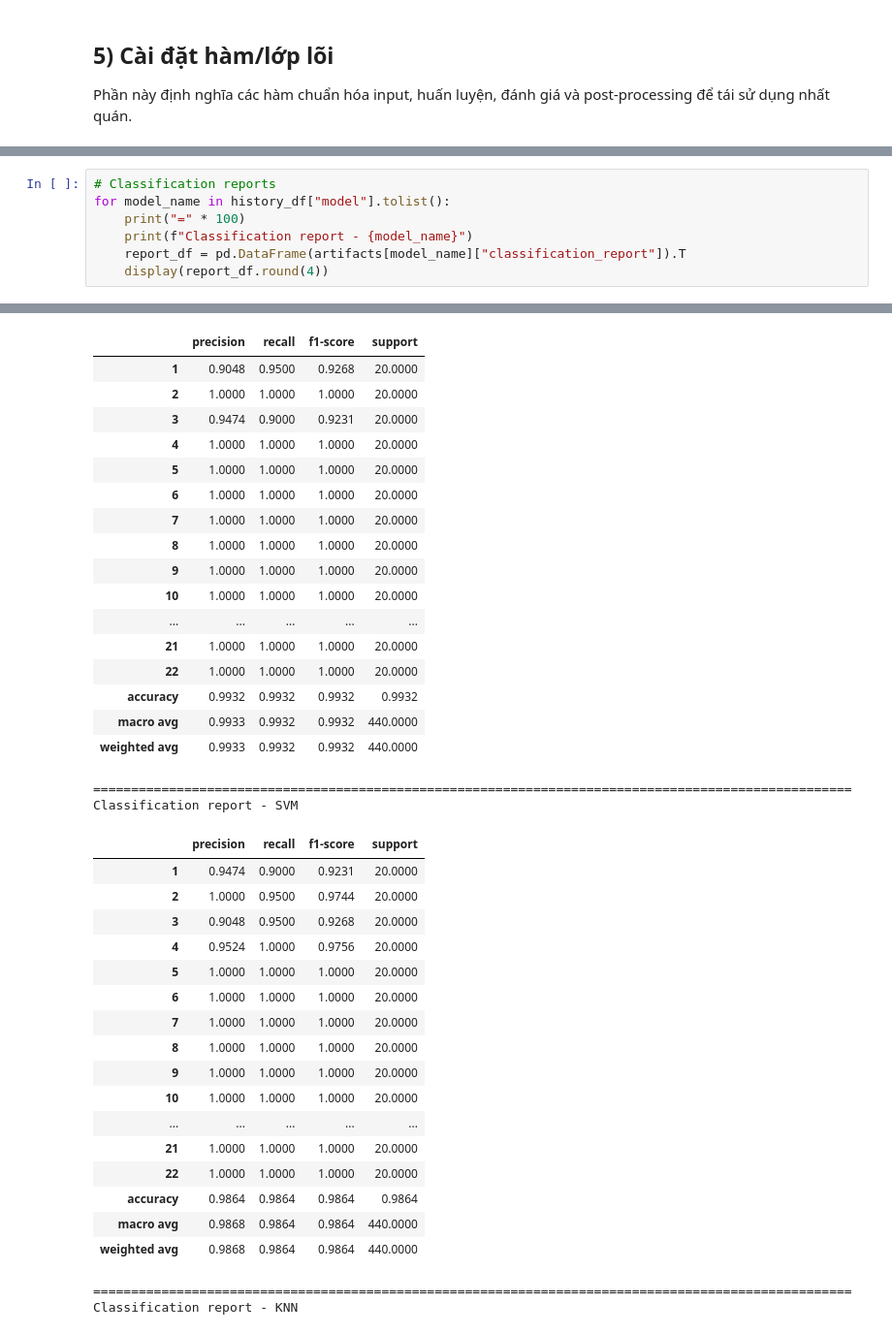
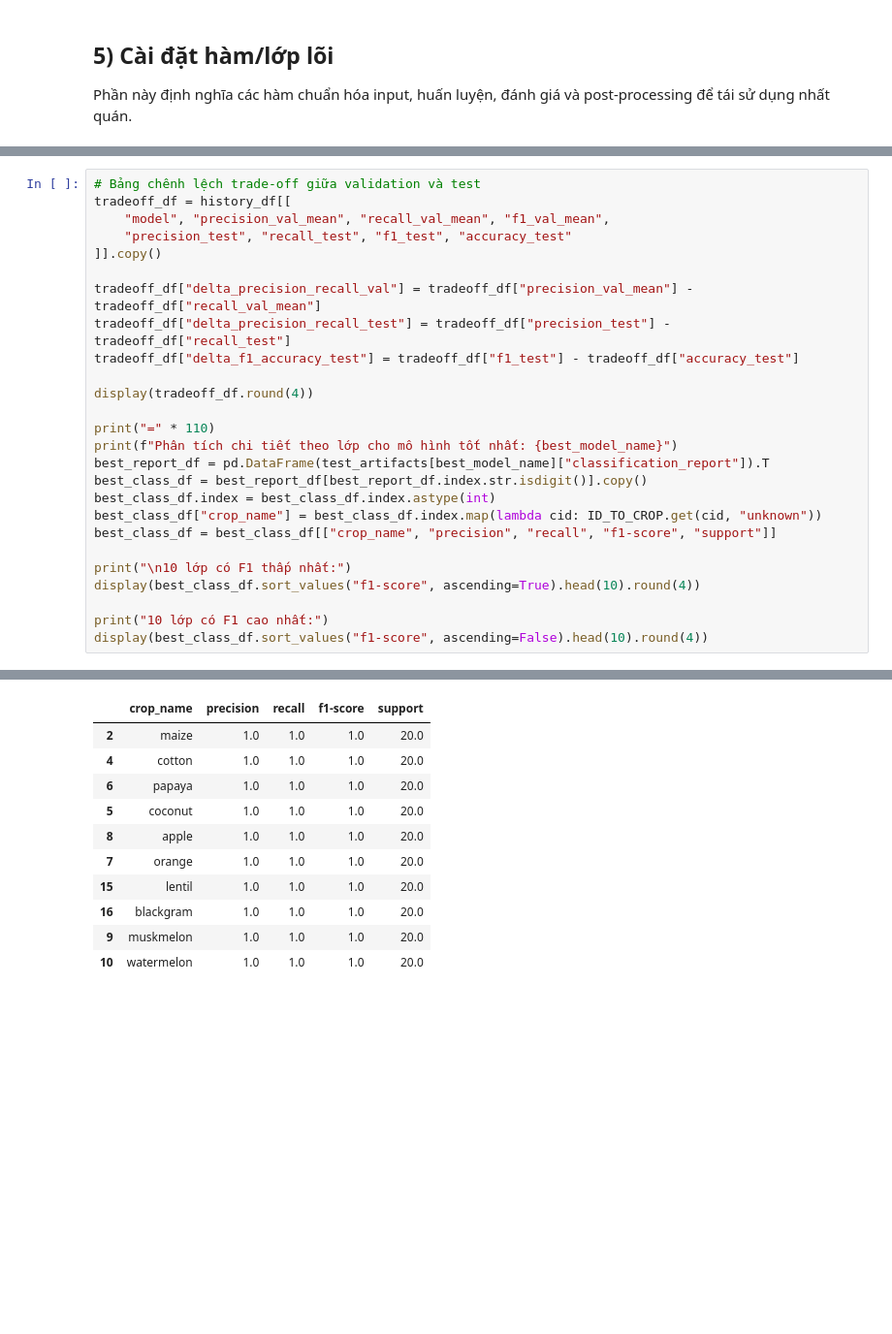
Before and after one commit to flyingdoggoo/Smart-Farming, a Jupyter notebook: ml/train_crop_recommendation_v2.ipynb, the cells around one changed output, grey strips where cells are left out. Shown at 97% size. Drawn from its saved outputs; the diff is of its cells as text; blank space fills up the shorter version.

```diff
--- a/ml/train_crop_recommendation_v2.ipynb
+++ b/ml/train_crop_recommendation_v2.ipynb
@@ -631,8 +1031,27 @@ display(comparison_df)
 # %%
-# Classification reports
-for model_name in history_df["model"].tolist():
-    print("=" * 100)
-    print(f"Classification report - {model_name}")
-    report_df = pd.DataFrame(artifacts[model_name]["classification_report"]).T
-    display(report_df.round(4))
+# Bảng chênh lệch trade-off giữa validation và test
+tradeoff_df = history_df[[
+    "model", "precision_val_mean", "recall_val_mean", "f1_val_mean",
+    "precision_test", "recall_test", "f1_test", "accuracy_test"
+]].copy()
+
+tradeoff_df["delta_precision_recall_val"] = tradeoff_df["precision_val_mean"] - tradeoff_df["recall_val_mean"]
+tradeoff_df["delta_precision_recall_test"] = tradeoff_df["precision_test"] - tradeoff_df["recall_test"]
+tradeoff_df["delta_f1_accuracy_test"] = tradeoff_df["f1_test"] - tradeoff_df["accuracy_test"]
+
+display(tradeoff_df.round(4))
+
+print("=" * 110)
+print(f"Phân tích chi tiết theo lớp cho mô hình tốt nhất: {best_model_name}")
+best_report_df = pd.DataFrame(test_artifacts[best_model_name]["classification_report"]).T
+best_class_df = best_report_df[best_report_df.index.str.isdigit()].copy()
+best_class_df.index = best_class_df.index.astype(int)
+best_class_df["crop_name"] = best_class_df.index.map(lambda cid: ID_TO_CROP.get(cid, "unknown"))
+best_class_df = best_class_df[["crop_name", "precision", "recall", "f1-score", "support"]]
+
+print("\n10 lớp có F1 thấp nhất:")
+display(best_class_df.sort_values("f1-score", ascending=True).head(10).round(4))
+
+print("10 lớp có F1 cao nhất:")
+display(best_class_df.sort_values("f1-score", ascending=False).head(10).round(4))
 # %% [output]
@@ -660,38 +1079,11 @@ Classification report - NaiveBayes
-|  | precision | recall | f1-score | support |
-| 1 | 0.9048 | 0.9500 | 0.9268 | 20.0000 |
-| 2 | 1.0000 | 1.0000 | 1.0000 | 20.0000 |
-| 3 | 0.9474 | 0.9000 | 0.9231 | 20.0000 |
-| 4 | 1.0000 | 1.0000 | 1.0000 | 20.0000 |
-| 5 | 1.0000 | 1.0000 | 1.0000 | 20.0000 |
-| 6 | 1.0000 | 1.0000 | 1.0000 | 20.0000 |
-| 7 | 1.0000 | 1.0000 | 1.0000 | 20.0000 |
-| 8 | 1.0000 | 1.0000 | 1.0000 | 20.0000 |
-| 9 | 1.0000 | 1.0000 | 1.0000 | 20.0000 |
-| 10 | 1.0000 | 1.0000 | 1.0000 | 20.0000 |
-| ... | ... | ... | ... | ... |
-| 21 | 1.0000 | 1.0000 | 1.0000 | 20.0000 |
-| 22 | 1.0000 | 1.0000 | 1.0000 | 20.0000 |
-| accuracy | 0.9932 | 0.9932 | 0.9932 | 0.9932 |
-| macro avg | 0.9933 | 0.9932 | 0.9932 | 440.0000 |
-| weighted avg | 0.9933 | 0.9932 | 0.9932 | 440.0000 |
-====================================================================================================
-Classification report - SVM
-|  | precision | recall | f1-score | support |
-| 1 | 0.9474 | 0.9000 | 0.9231 | 20.0000 |
-| 2 | 1.0000 | 0.9500 | 0.9744 | 20.0000 |
-| 3 | 0.9048 | 0.9500 | 0.9268 | 20.0000 |
-| 4 | 0.9524 | 1.0000 | 0.9756 | 20.0000 |
-| 5 | 1.0000 | 1.0000 | 1.0000 | 20.0000 |
-| 6 | 1.0000 | 1.0000 | 1.0000 | 20.0000 |
-| 7 | 1.0000 | 1.0000 | 1.0000 | 20.0000 |
-| 8 | 1.0000 | 1.0000 | 1.0000 | 20.0000 |
-| 9 | 1.0000 | 1.0000 | 1.0000 | 20.0000 |
-| 10 | 1.0000 | 1.0000 | 1.0000 | 20.0000 |
-| ... | ... | ... | ... | ... |
-| 21 | 1.0000 | 1.0000 | 1.0000 | 20.0000 |
-| 22 | 1.0000 | 1.0000 | 1.0000 | 20.0000 |
-| accuracy | 0.9864 | 0.9864 | 0.9864 | 0.9864 |
-| macro avg | 0.9868 | 0.9864 | 0.9864 | 440.0000 |
-| weighted avg | 0.9868 | 0.9864 | 0.9864 | 440.0000 |
+|  | crop_name | precision | recall | f1-score | support |
+| 2 | maize | 1.0 | 1.0 | 1.0 | 20.0 |
+| 4 | cotton | 1.0 | 1.0 | 1.0 | 20.0 |
+| 6 | papaya | 1.0 | 1.0 | 1.0 | 20.0 |
+| 5 | coconut | 1.0 | 1.0 | 1.0 | 20.0 |
+| 8 | apple | 1.0 | 1.0 | 1.0 | 20.0 |
+| 7 | orange | 1.0 | 1.0 | 1.0 | 20.0 |
+| 15 | lentil | 1.0 | 1.0 | 1.0 | 20.0 |
+| 16 | blackgram | 1.0 | 1.0 | 1.0 | 20.0 |
+| 9 | muskmelon | 1.0 | 1.0 | 1.0 | 20.0 |
+| 10 | watermelon | 1.0 | 1.0 | 1.0 | 20.0 |
-====================================================================================================
-Classification report - KNN
```
Also changed, not shown: parts of 25 cells of this notebook, 13 other files.
